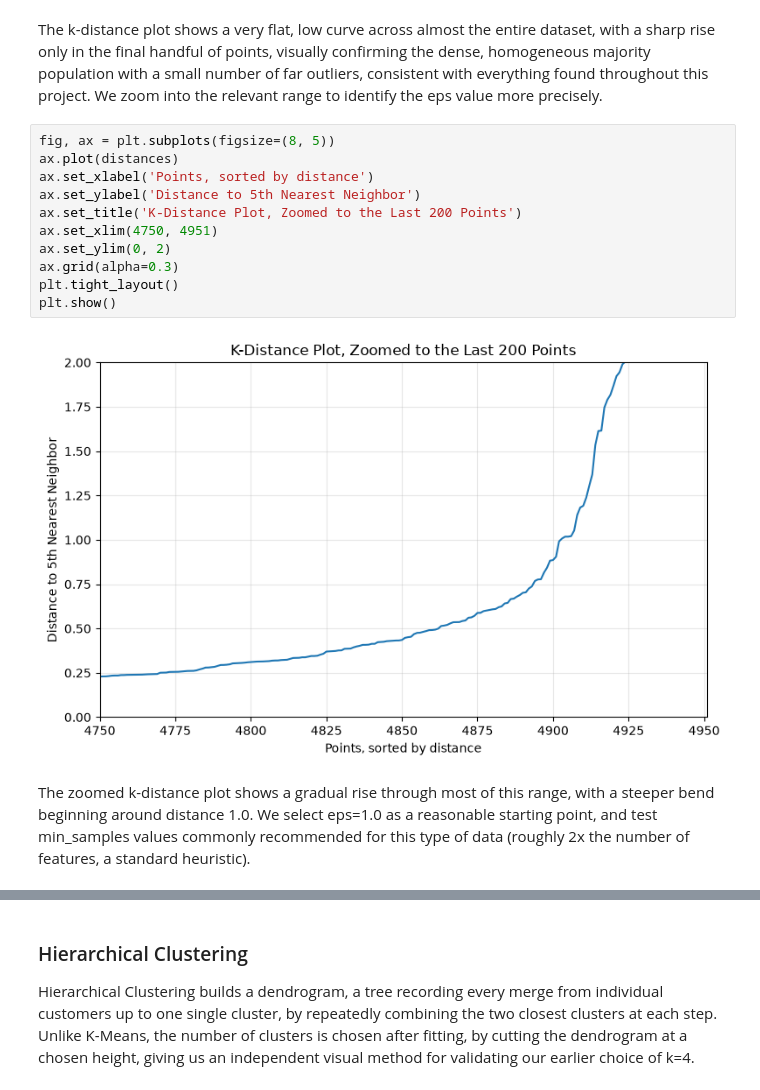
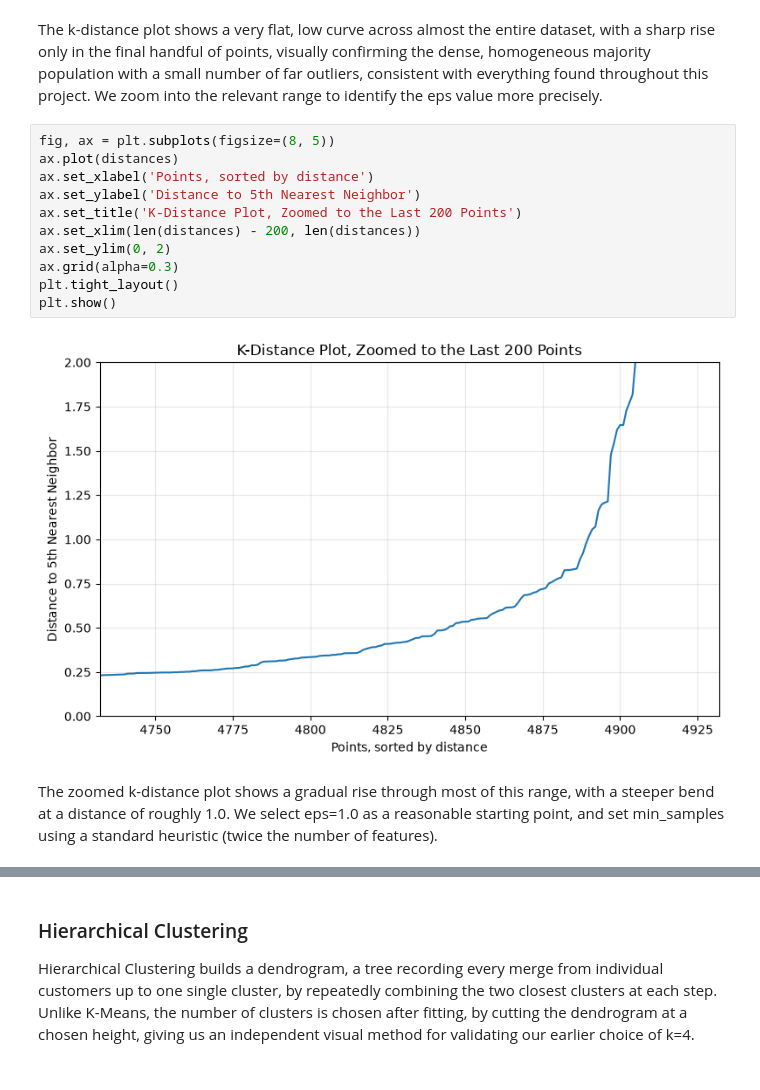
Before and after one commit to SourodeepRoy30/clv-predictor, a Jupyter notebook: notebooks/6_clustering.ipynb, the cells around one changed output, grey strips where cells are left out. Drawn from its saved outputs; the diff is of its cells as text.

```diff
--- a/notebooks/6_clustering.ipynb
+++ b/notebooks/6_clustering.ipynb
@@ -289,18 +338,18 @@ The k-distance plot shows a very flat, low curve across almost the entire datase
 # %%
 fig, ax = plt.subplots(figsize=(8, 5))
 ax.plot(distances)
 ax.set_xlabel('Points, sorted by distance')
 ax.set_ylabel('Distance to 5th Nearest Neighbor')
 ax.set_title('K-Distance Plot, Zoomed to the Last 200 Points')
-ax.set_xlim(4750, 4951)
+ax.set_xlim(len(distances) - 200, len(distances))
 ax.set_ylim(0, 2)
 ax.grid(alpha=0.3)
 plt.tight_layout()
 plt.show()
 # %% [output]
-[figure, old version]
+[figure, new version]
 # %% [markdown]
-The zoomed k-distance plot shows a gradual rise through most of this range, with a steeper bend beginning around distance 1.0. We select eps=1.0 as a reasonable starting point, and test min_samples values commonly recommended for this type of data (roughly 2x the number of features, a standard heuristic).
+The zoomed k-distance plot shows a gradual rise through most of this range, with a steeper bend at a distance of roughly 1.0. We select eps=1.0 as a reasonable starting point, and set min_samples using a standard heuristic (twice the number of features).
 # %%
 from sklearn.cluster import DBSCAN
 
```
Also changed, not shown: parts of 36 cells of this notebook, 3 other files.
